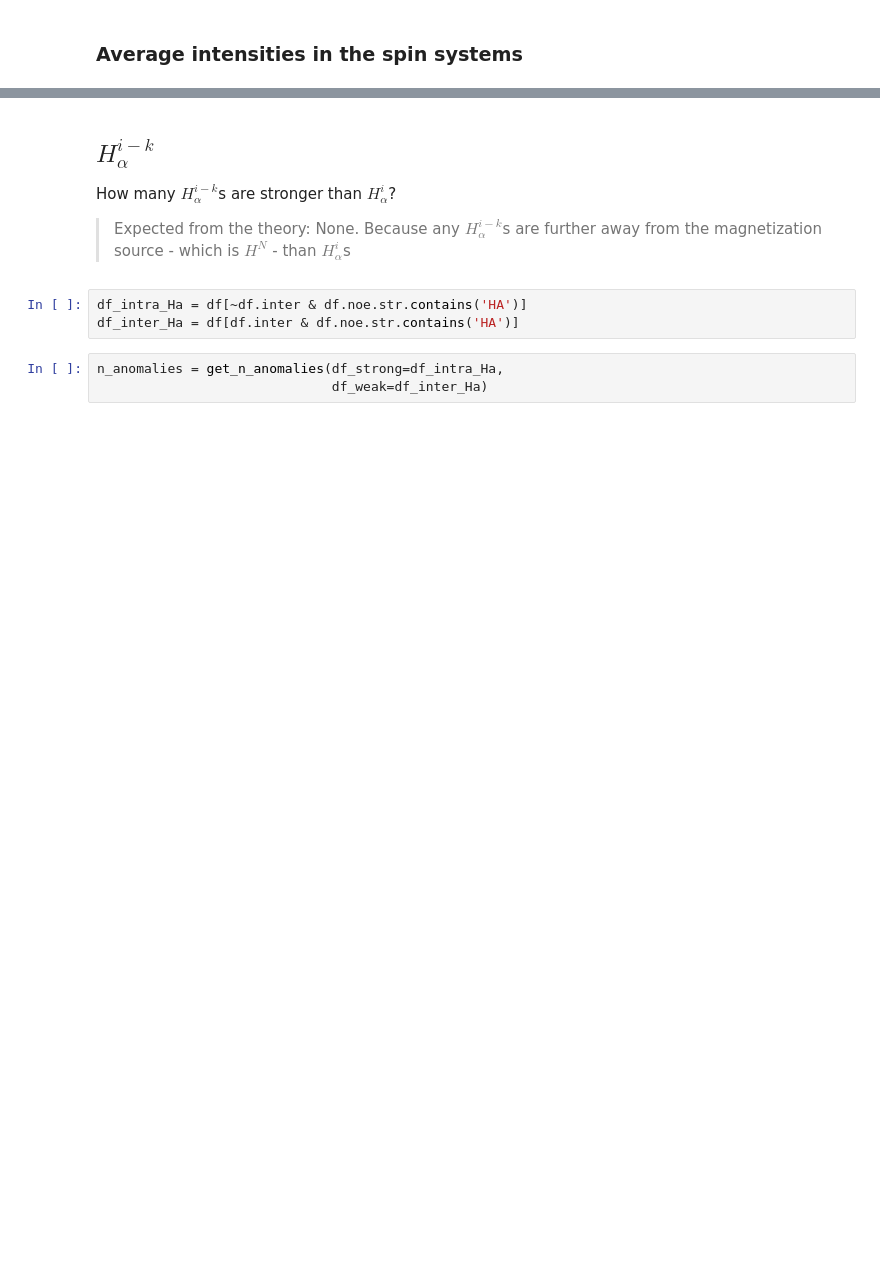
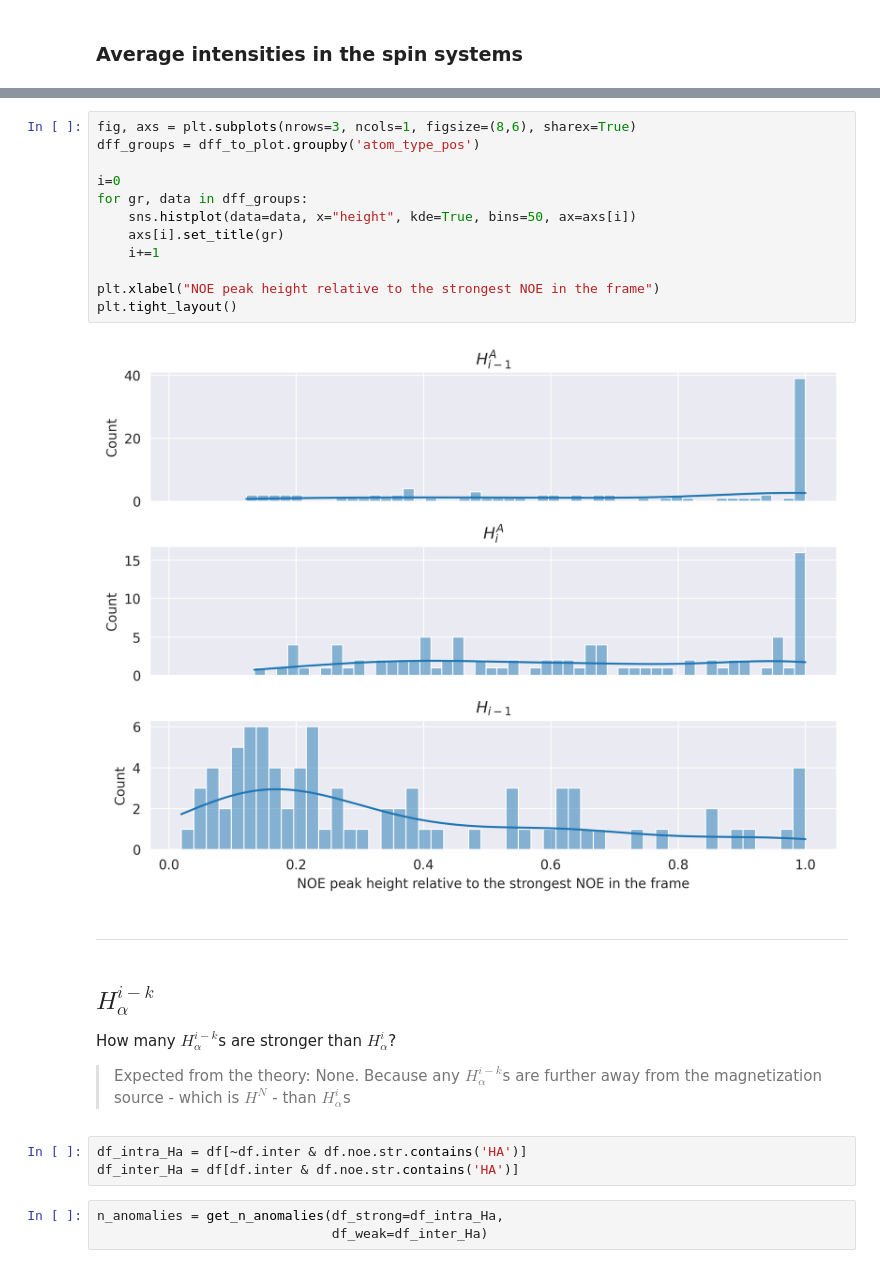
Before and after one commit to AI-ffinity/3d-noesy, a Jupyter notebook: main.ipynb, the cells around one changed output, grey strips where cells are left out. Drawn from its saved outputs; the diff is of its cells as text; blank space fills up the shorter version.

```diff
--- a/main.ipynb
+++ b/main.ipynb
@@ -134,3 +215,19 @@ df.res.unique().shape
+# %%
+fig, axs = plt.subplots(nrows=3, ncols=1, figsize=(8,6), sharex=True)
+dff_groups = dff_to_plot.groupby('atom_type_pos')
+
+i=0
+for gr, data in dff_groups:
+    sns.histplot(data=data, x="height", kde=True, bins=50, ax=axs[i])
+    axs[i].set_title(gr)
+    i+=1
+
+plt.xlabel("NOE peak height relative to the strongest NOE in the frame")
+plt.tight_layout()
+# %% [output]
+[figure, added]
+# %% [markdown]
+---
 # %% [markdown]
 ## $H^{i-k}_{\alpha}$
 
```
Also changed, not shown: parts of 16 cells of this notebook.
